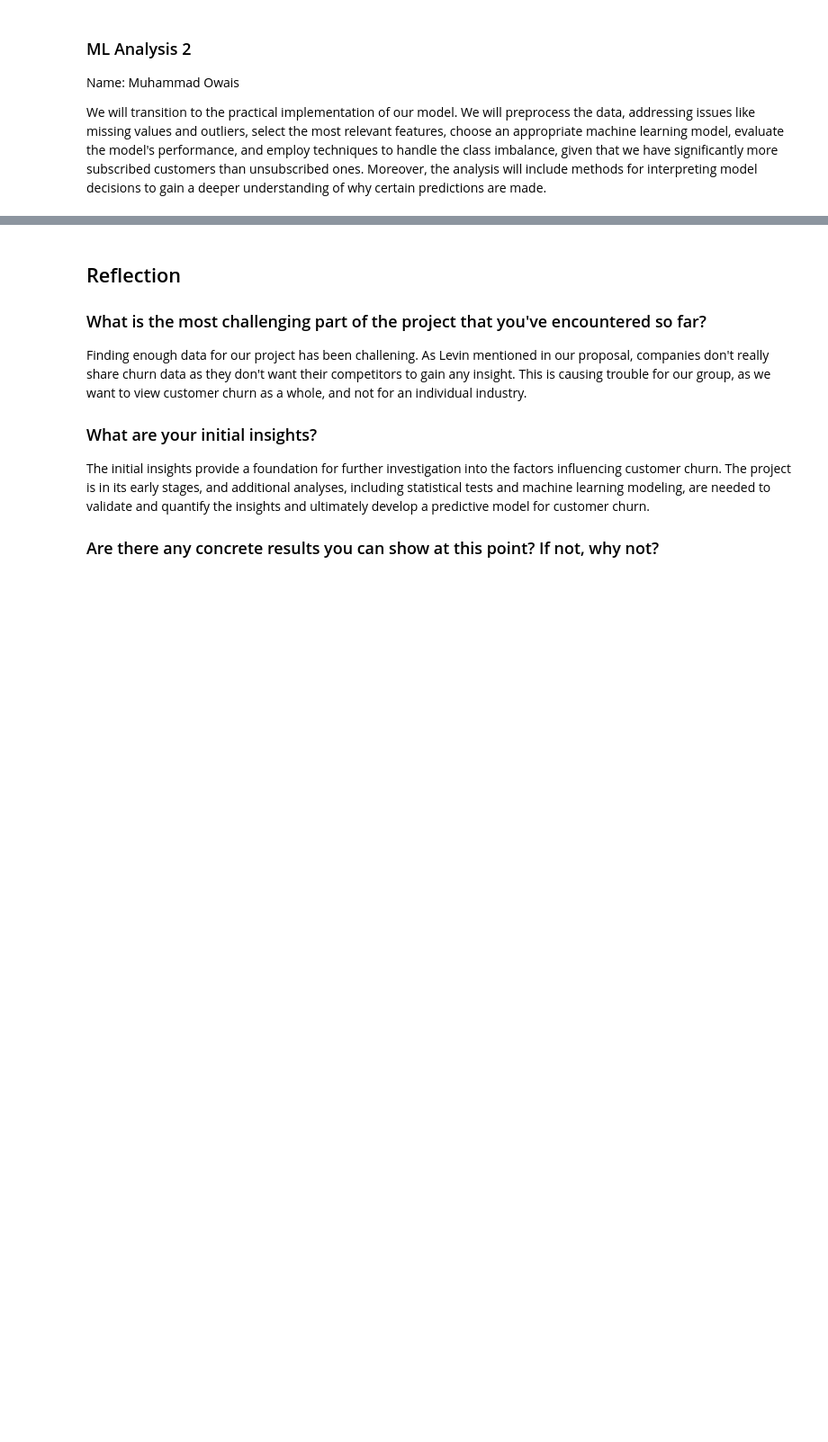
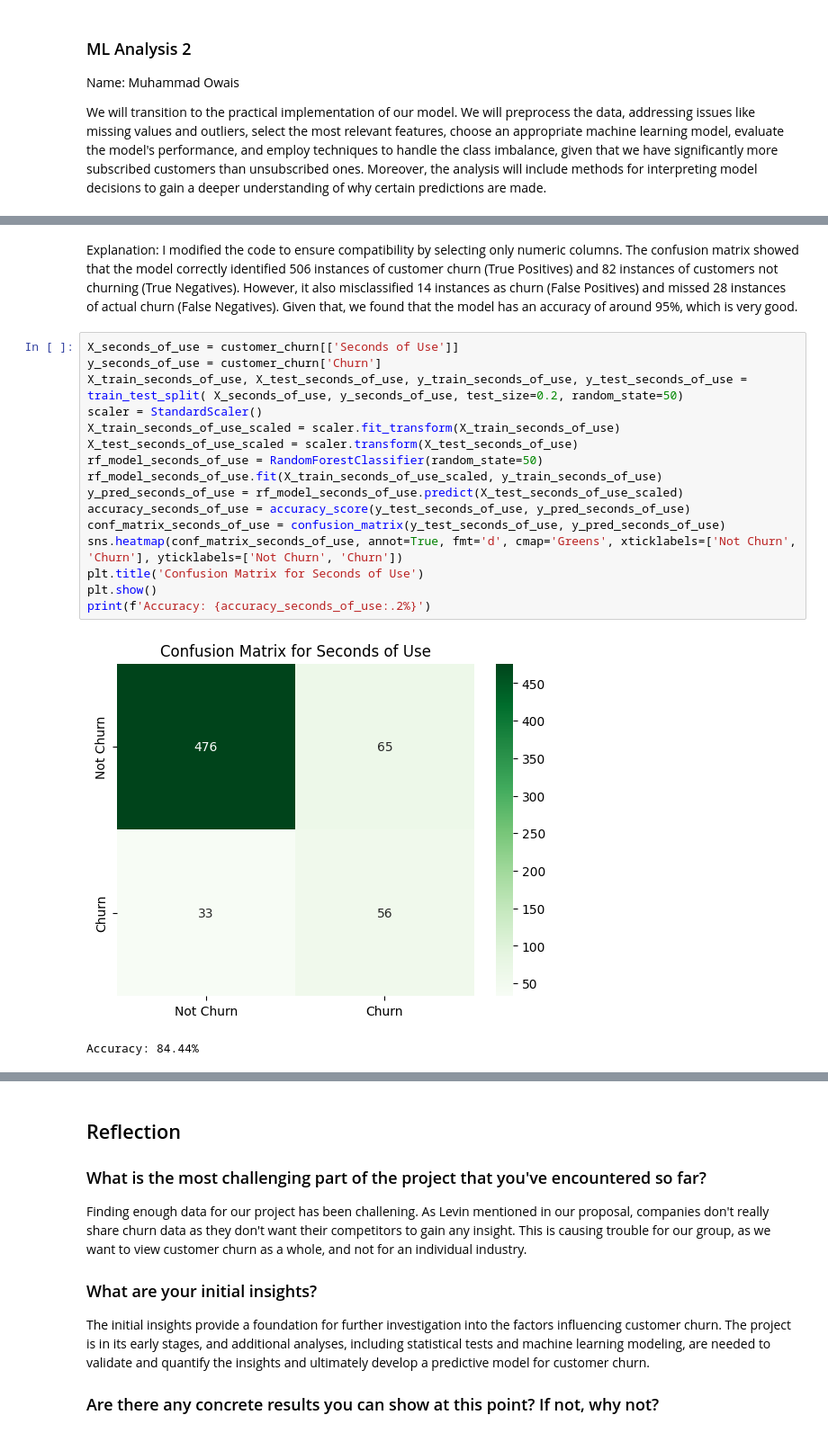
Before and after one commit to mechev5/CS418-Customer-Churn-Prediction, a Jupyter notebook: customerChurnNewFile_.ipynb, the cells around one changed output, grey strips where cells are left out. Shown at 90% size. Saved outputs shown, nothing was run; the diff lists cells and outputs as text; blank space fills up the shorter version.

```diff
--- a/customerChurnNewFile_.ipynb
+++ b/customerChurnNewFile_.ipynb
@@ -285,0 +308,22 @@ We will transition to the practical implementation of our model. We will preproc
+# %% [markdown]
+Explanation:
+I modified the code to ensure compatibility by selecting only numeric columns. The confusion matrix showed that the model correctly identified 506 instances of customer churn (True Positives) and 82 instances of customers not churning (True Negatives). However, it also misclassified 14 instances as churn (False Positives) and missed 28 instances of actual churn (False Negatives). Given that, we found that the model has an accuracy of around 95%, which is very good.
+# %%
+X_seconds_of_use = customer_churn[['Seconds of Use']]
+y_seconds_of_use = customer_churn['Churn']
+X_train_seconds_of_use, X_test_seconds_of_use, y_train_seconds_of_use, y_test_seconds_of_use = train_test_split( X_seconds_of_use, y_seconds_of_use, test_size=0.2, random_state=50)
+scaler = StandardScaler()
+X_train_seconds_of_use_scaled = scaler.fit_transform(X_train_seconds_of_use)
+X_test_seconds_of_use_scaled = scaler.transform(X_test_seconds_of_use)
+rf_model_seconds_of_use = RandomForestClassifier(random_state=50)
+rf_model_seconds_of_use.fit(X_train_seconds_of_use_scaled, y_train_seconds_of_use)
+y_pred_seconds_of_use = rf_model_seconds_of_use.predict(X_test_seconds_of_use_scaled)
+accuracy_seconds_of_use = accuracy_score(y_test_seconds_of_use, y_pred_seconds_of_use)
+conf_matrix_seconds_of_use = confusion_matrix(y_test_seconds_of_use, y_pred_seconds_of_use)
+sns.heatmap(conf_matrix_seconds_of_use, annot=True, fmt='d', cmap='Greens', xticklabels=['Not Churn', 'Churn'], yticklabels=['Not Churn', 'Churn'])
+plt.title('Confusion Matrix for Seconds of Use')
+plt.show()
+print(f'Accuracy: {accuracy_seconds_of_use:.2%}')
+# %% [output]
+[figure, added]
+Accuracy: 84.44%
```
Also changed, not shown: parts of 6 cells of this notebook.
